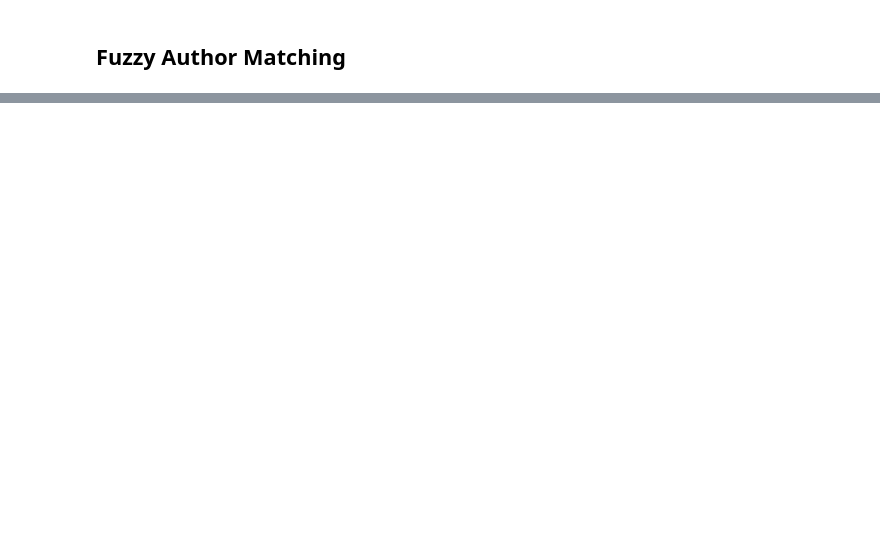
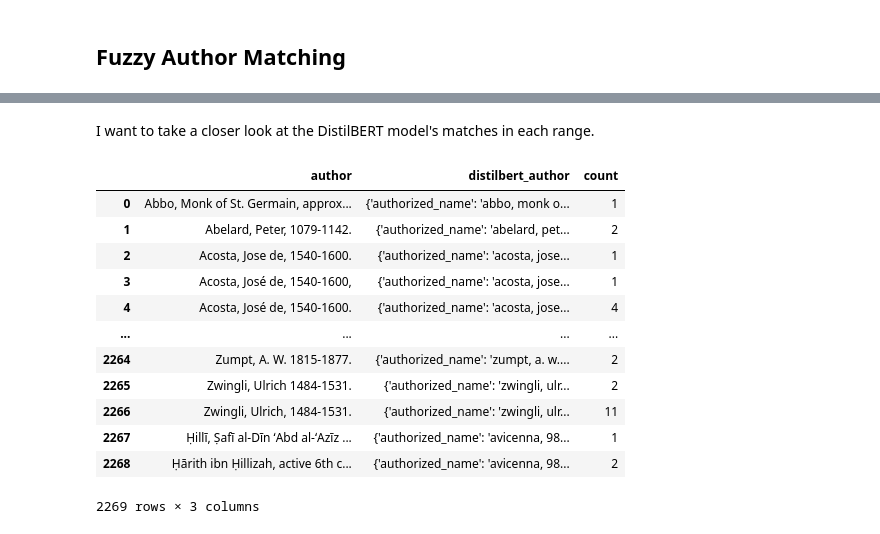
Before and after one commit to sjhuskey/dll-hybrid, a Jupyter notebook: python/analysis.ipynb, the cells around one changed output, grey strips where cells are left out. Saved outputs shown, nothing was run; the diff lists cells and outputs as text; code cells hidden in the pictures; blank space fills up the shorter version.

```diff
--- a/python/analysis.ipynb
+++ b/python/analysis.ipynb
@@ -481,0 +251,7 @@ Hmmm. There are still some Greek names. I guess I need to sift through the "auth
+# %%
+# Applying pd.cut and counting values for each metric
+for metric in ['fuzzy_author_score', 'distilbert_author_score']:
+    metrics[f'{metric}_range'] = pd.cut(metrics[metric], bins=bins, labels=labels, right=False)
+    print(f"Counts for {metric}:")
+    print(metrics[f'{metric}_range'].value_counts().sort_index())
+    print("\n")
@@ -481,0 +276,23 @@ Hmmm. There are still some Greek names. I guess I need to sift through the "auth
+# %% [markdown]
+I want to take a closer look at the DistilBERT model's matches in each range.
+# %%
+db_95_100 = metrics[metrics['distilbert_author_score_range'] == "95-100%"]
+db_95_100 = db_95_100[['author','distilbert_author']]
+grouped = db_95_100.groupby(['author','distilbert_author']).value_counts().to_frame().reset_index()
+grouped.to_csv('../output/grouped_distilbert_author_matches.csv',index=False,encoding='utf-8',quoting=csv.QUOTE_ALL)
+# %%
+grouped
+# %% [output]
+|  | author | distilbert_author | count |
+| 0 | Abbo, Monk of St. Germain, approx... | {'authorized_name': 'abbo, monk o... | 1 |
+| 1 | Abelard, Peter, 1079-1142. | {'authorized_name': 'abelard, pet... | 2 |
+| 2 | Acosta, Jose de, 1540-1600. | {'authorized_name': 'acosta, jose... | 1 |
+| 3 | Acosta, José de, 1540-1600, | {'authorized_name': 'acosta, jose... | 1 |
+| 4 | Acosta, José de, 1540-1600. | {'authorized_name': 'acosta, jose... | 4 |
+| ... | ... | ... | ... |
+| 2264 | Zumpt, A. W. 1815-1877. | {'authorized_name': 'zumpt, a. w.... | 2 |
+| 2265 | Zwingli, Ulrich 1484-1531. | {'authorized_name': 'zwingli, ulr... | 2 |
+| 2266 | Zwingli, Ulrich, 1484-1531. | {'authorized_name': 'zwingli, ulr... | 11 |
+| 2267 | Ḥillī, Ṣafī al-Dīn ʻAbd al-ʻAzīz ... | {'authorized_name': 'avicenna, 98... | 1 |
+| 2268 | Ḥārith ibn Ḥillizah, active 6th c... | {'authorized_name': 'avicenna, 98... | 2 |
+2269 rows × 3 columns
```
Also changed, not shown: parts of 63 cells of this notebook.
